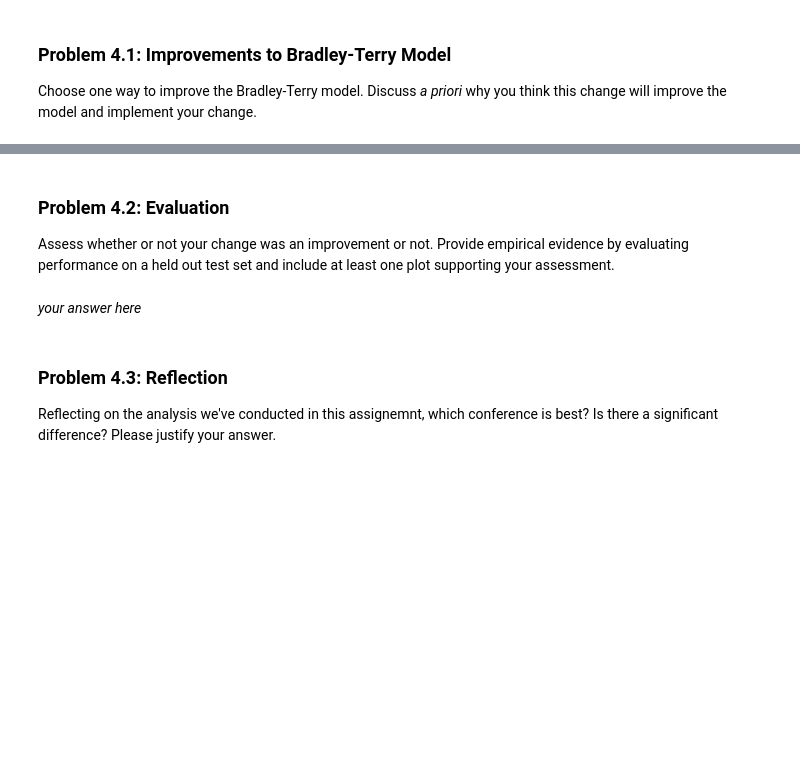
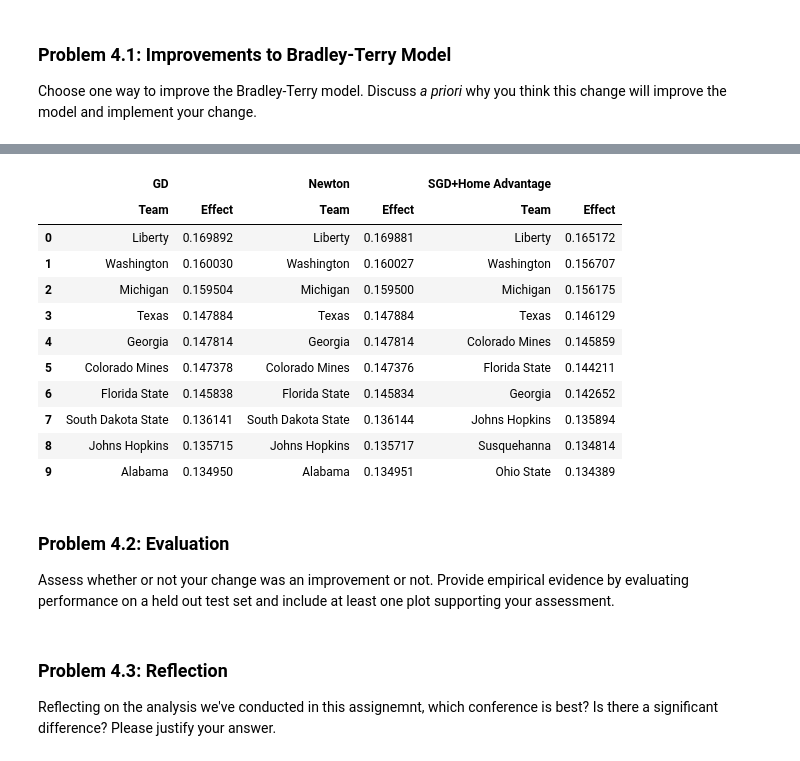
Before and after one commit to Zane-Liao/stats305b, a Jupyter notebook: hw1.ipynb, the cells around one changed output, grey strips where cells are left out. Cells and saved outputs as stored; diff of their text form; code cells hidden in the pictures; blank space fills up the shorter version.

```diff
--- a/hw1.ipynb
+++ b/hw1.ipynb
@@ -483,0 +592,4 @@ Choose one way to improve the Bradley-Terry model. Discuss *a priori* why you th
+# %%
+# top-10
+teams_10_nbt = df_nbt_beta.sort_values(by="Effect", ascending=False).head(10)
+teams_10_nbt
@@ -484,8 +608,30 @@ Choose one way to improve the Bradley-Terry model. Discuss *a priori* why you th
+# %%
+compare_ = pd.concat(
+    [
+      teams_10_gd.reset_index(drop=True),
+      teams_10_n_gd.reset_index(drop=True),
+      teams_10_nbt.reset_index(drop=True),
+    ],
+    axis=1,
+    keys=["GD", "Newton", "SGD+Home Advantage"]
+)
+compare_.head(10)
+# %% [output]
+|  | GD |  | Newton |  | SGD+Home Advantage |  |
+|  | Team | Effect | Team | Effect | Team | Effect |
+| 0 | Liberty | 0.169892 | Liberty | 0.169881 | Liberty | 0.165172 |
+| 1 | Washington | 0.160030 | Washington | 0.160027 | Washington | 0.156707 |
+| 2 | Michigan | 0.159504 | Michigan | 0.159500 | Michigan | 0.156175 |
+| 3 | Texas | 0.147884 | Texas | 0.147884 | Texas | 0.146129 |
+| 4 | Georgia | 0.147814 | Georgia | 0.147814 | Colorado Mines | 0.145859 |
+| 5 | Colorado Mines | 0.147378 | Colorado Mines | 0.147376 | Florida State | 0.144211 |
+| 6 | Florida State | 0.145838 | Florida State | 0.145834 | Georgia | 0.142652 |
+| 7 | South Dakota State | 0.136141 | South Dakota State | 0.136144 | Johns Hopkins | 0.135894 |
+| 8 | Johns Hopkins | 0.135715 | Johns Hopkins | 0.135717 | Susquehanna | 0.134814 |
+| 9 | Alabama | 0.134950 | Alabama | 0.134951 | Ohio State | 0.134389 |
 # %% [markdown]
 ### Problem 4.2: Evaluation
 Assess whether or not your change was an improvement or not. Provide empirical evidence by evaluating performance on a held out test set and include at least one plot supporting your assessment.
-# %% [markdown]
-*your answer here*
 # %% [markdown]
 ### Problem 4.3: Reflection
 Reflecting on the analysis we've conducted in this assignemnt, which conference is best? Is there a significant difference? Please justify your answer.
```
Also changed, not shown: parts of 12 cells of this notebook.
